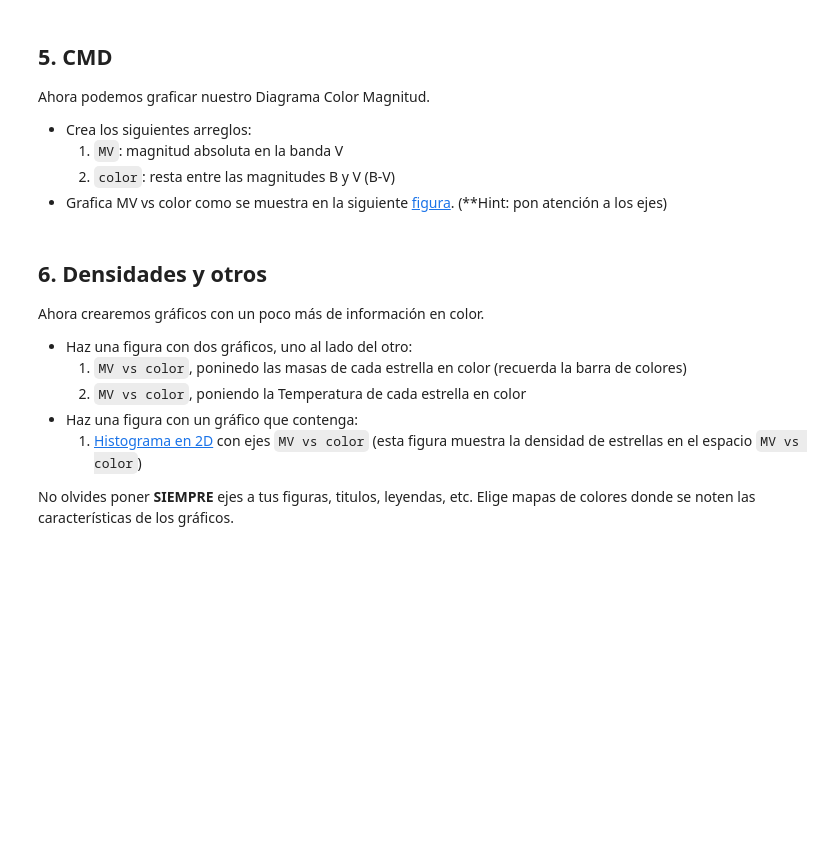
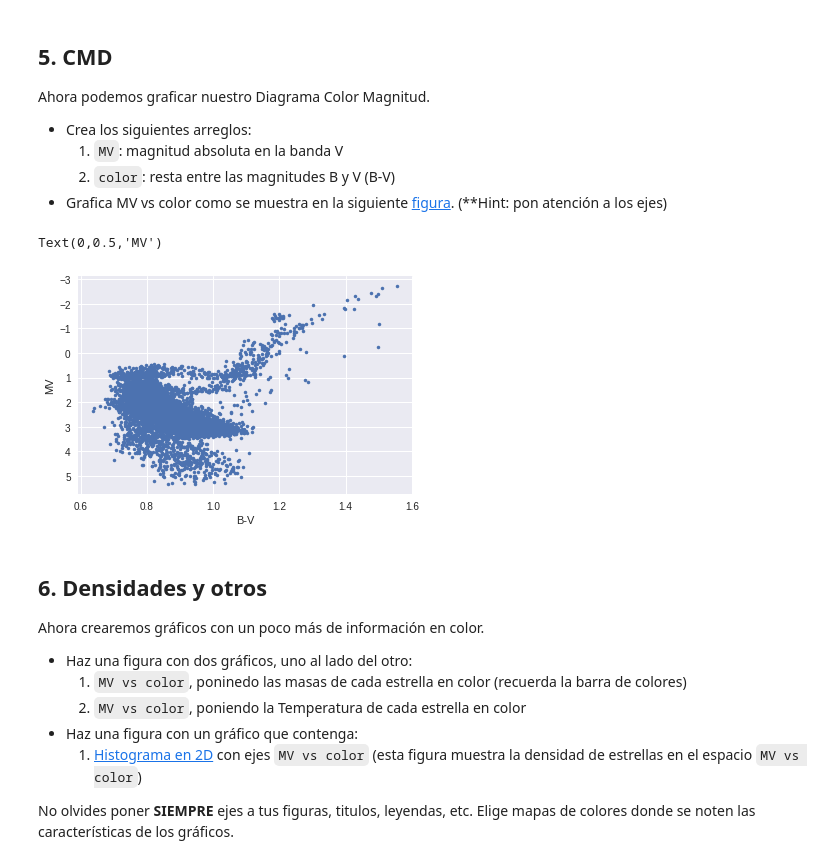
Before and after one commit to chenriquezb/minitarea2, a Jupyter notebook: Copia_de_minitarea2.ipynb, the cells around one changed output. Drawn from its saved outputs; the diff is of its cells as text; code cells hidden in the pictures; blank space fills up the shorter version.

```diff
--- a/Copia_de_minitarea2.ipynb
+++ b/Copia_de_minitarea2.ipynb
@@ -153,3 +148,20 @@ Ahora podemos graficar nuestro Diagrama Color Magnitud.
+# %%
+#Crear arrays MV y color
+
+D=datos[:,6]       #distancia
+MV=datos[:,1]      #banda V
+Mabs=mag_abs(MV,D) #magnitud aparente en V
+MB=datos[:,0]      #banda B
+color=MB-MV
+
+plt.plot(color,MV,'.')
+plt.gca().invert_yaxis()     #invierte eje Y para dejarlo \
+plt.xlabel('B-V')            #como se muestra en la imagen de referencia
+plt.ylabel('MV')
+#plot cmd
+# %% [output]
+Text(0,0.5,'MV')
+[figure, added]
 # %% [markdown]
 ## 6. Densidades y otros
 
```
Also changed, not shown: parts of 2 cells of this notebook.
